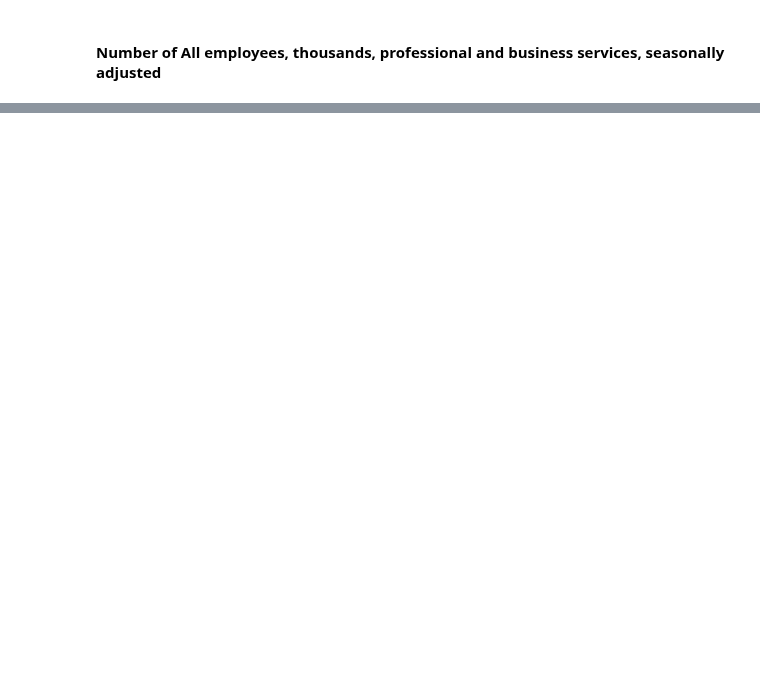
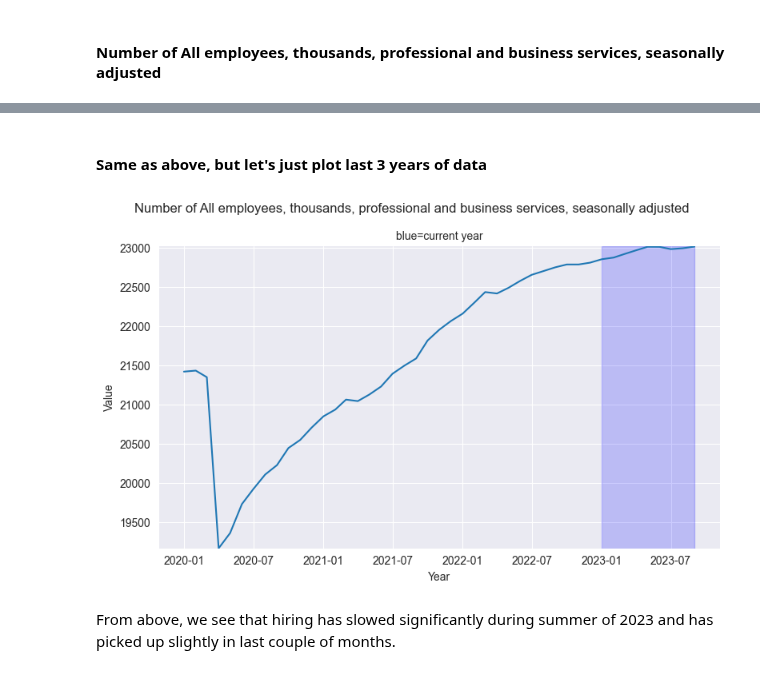
Before and after one commit to pybokeh/jupyter_notebooks, a Jupyter notebook: bls_gov/BLS_API.ipynb, the cells around one changed output, grey strips where cells are left out. Saved outputs shown, nothing was run; the diff lists cells and outputs as text; code cells hidden in the pictures; blank space fills up the shorter version.

```diff
--- a/bls_gov/BLS_API.ipynb
+++ b/bls_gov/BLS_API.ipynb
@@ -66,9 +66,7 @@ def plot_bls_series_id(
         start_year = current_year - past_n_years
 
         # These 2 variables are used to shade the current year region
-        previous_month = (current_date - relativedelta(months=1)).strftime("%Y-%m-%d")[
-            :7
-        ] + "-01"
+        previous_month = (current_date - relativedelta(months=1)).strftime("%Y-%m-%d")[:7] + "-01"
         start_of_current_year = str(current_year) + "-01-01"
 
         headers = {"Content-type": "application/json"}
@@ -275,0 +282,13 @@ plot_bls_series_id(
+# %% [markdown]
+#### Same as above, but let's just plot last 3 years of data
+# %%
+plot_bls_series_id(
+    series_id='CES6000000001',
+    series_descr='Number of All employees, thousands, professional and business services, seasonally adjusted',
+    bls_key=bls_key,
+    past_n_years=3
+)
+# %% [output]
+[figure, added]
+# %% [markdown]
+From above, we see that hiring has slowed significantly during summer of 2023 and has picked up slightly in last couple of months.
```
Also changed, not shown: parts of 10 cells of this notebook, 1 other file.
